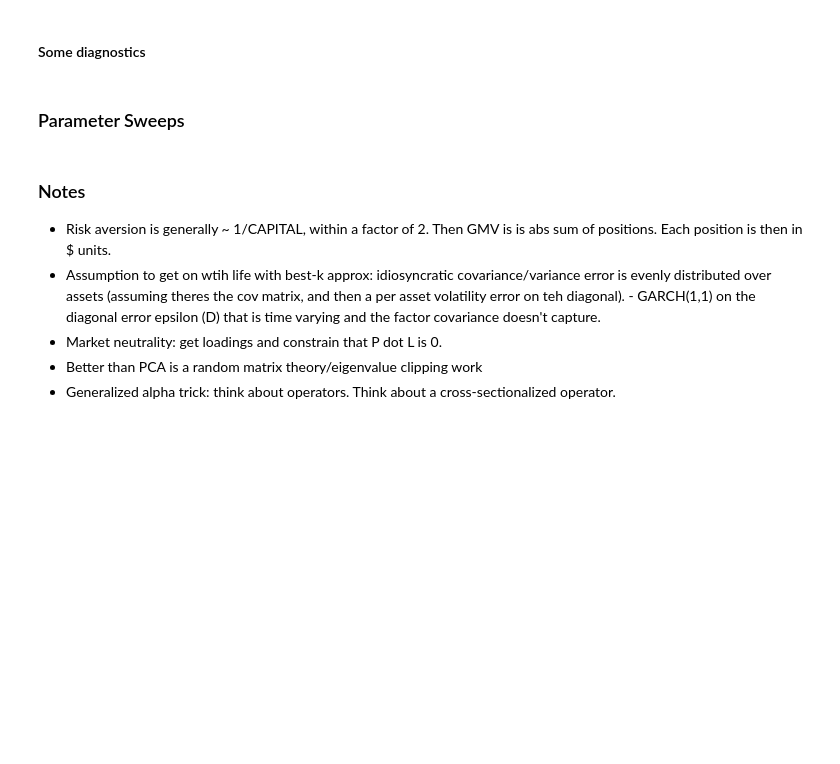
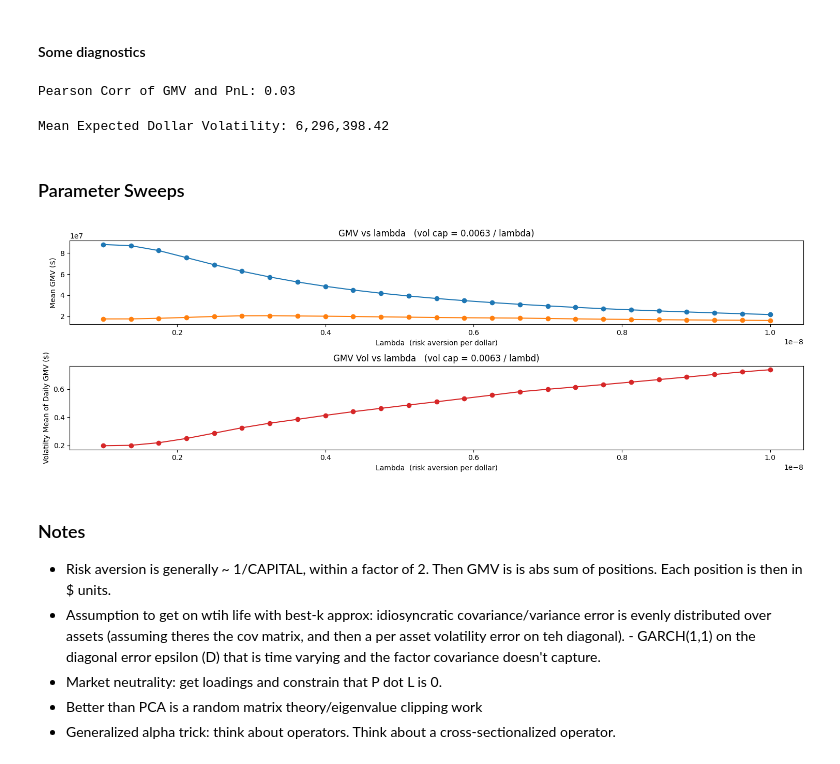
Before and after one commit to MichaelCusackNelkin/Summer_Research_2026, a Jupyter notebook: optimizer/optimal_portfolio.ipynb, the cells around one changed output. Saved outputs shown, nothing was run; the diff lists cells and outputs as text; code cells hidden in the pictures; blank space fills up the shorter version.

```diff
--- a/optimizer/optimal_portfolio.ipynb
+++ b/optimizer/optimal_portfolio.ipynb
@@ -60,11 +61,10 @@ df_trades = (
         schema="tbbo"
     )
     .select(["ts_event", "symbol", "price", "size", "ask_px_00", "bid_px_00"])
-    .with_columns(
-        pl.col('ts_event').dt.convert_time_zone("America/New_York"),
-        pl.col("symbol").cast(pl.Categorical)
-    )
+    .filter(pl.col('ts_event').dt.time().is_between(pl.time(13,30), pl.time(21,0)))
+    .with_columns(pl.col('ts_event').dt.convert_time_zone("America/New_York"))
     .filter(pl.col('ts_event').dt.time().is_between(pl.time(9,30), pl.time(16,00)))
+    .with_columns(pl.col("symbol").cast(pl.Categorical))
 )
 
 # statistics (for the official closing auction price)
@@ -100,6 +100,7 @@ session_dollar_volume = (
     (pl.col('size') * pl.col("price")).sum().alias("SDV")
     )
     .sort("date")
+    .collect(engine="streaming")
 )
 
 avg_daily_dollar_volume = (
@@ -116,6 +117,7 @@ avg_daily_dollar_volume = (
     pl.col("day_volume").ewm_mean(span=10, adjust=True).over("symbol").alias("ADV")
     )
     .drop("day_volume")
+    .collect(engine="streaming")
 )
 
 auction = (
@@ -125,6 +127,7 @@ auction = (
     )
     .select("date", "symbol", "price")
     .rename({"price": "auction_price"})
+    .collect(engine="streaming")
 )
 
 close_trades = (
@@ -141,6 +144,7 @@ close_trades = (
         pl.col(["price", "spread_return"]).last()
     )
     .rename({"price":"entry_price"})
+    .collect(engine="streaming")
 )
 
 imb_print = (
@@ -151,6 +155,7 @@ imb_print = (
     .agg(
         pl.col(["side", "total_imbalance_qty"]).first()
     )
+    .collect(engine="streaming")
 )
 # %%
 data = (
@@ -177,7 +182,7 @@ data = (
         ).alias("signed_mean_imb_ratio")
     )
     .drop(["total_imbalance_qty"])
-).collect(engine="streaming")
+)
 
 # The dataframe we will be working with
 data
@@ -356,16 +335,19 @@ c_model = CostModel(UNIVERSE)
 # unchanged. Run AFTER f_model / c_model / SYMBOLS / cov_matrix are defined.
 import os
 from joblib import Parallel, delayed
+import warnings
+
 
 N_JOBS = max(1, os.cpu_count() - 2)
 COMMISSION_PER_SHARE = 0.0035
 LAMBDA = 1e-9                                  # Risk aversion per dollar, ~ 1 / capital.
-DAILY_DOLLAR_VOL_CAP = 6_300_000               # 0.0063 * intended capital amount=> annual vol 10%. Real dollar pnl is 0.02 * cap.
+DAILY_DOLLAR_VOL_CAP = 6_300_000               # 0.0063 * intended capital amount=> annual vol 10%. Real dollar pnl is sigma-bar (0.02) * cap.
 
 def _solve_chunk(symbols, Sigma_r, Sigma_f, Loadings, eps_diag, lam, vol_cap, day_records):
     """One worker: compile the QP once, then warm-start through its chunk of days."""
+    warnings.filterwarnings("ignore", message="Solution may be inaccurate")
     opt = Optimizer(symbols)
-    opt.set_problem(Sigma_r=Sigma_r, Sigma_f=Sigma_f, Loadings=Loadings, eps_diag=EPS_DIAG, lam=lam, vol_cap=vol_cap)        # compile paid once per worker, not per day
+    opt.set_problem(Sigma_r=Sigma_r, Sigma_f=Sigma_f, Loadings=Loadings, eps_diag=eps_diag, lam=lam, vol_cap=vol_cap)        # compile paid once per worker, not per day
     return [(date, opt.solve(alpha, cost)) for date, alpha, cost in day_records]
 
 def _split_contiguous(items, n):
@@ -534,8 +543,10 @@ pnl_daily
 #### Some diagnostics
 # %%
 from scipy.stats import pearsonr, spearmanr
-r, pval = spearmanr(pnl_daily["gross"], pnl_daily["cum_pnl"])
-r
+r, pval = pearsonr(pnl_daily["GMV"], pnl_daily["cum_pnl"])
+print(f"Pearson Corr of GMV and PnL: {r:,.2f}")
+# %% [output]
+Pearson Corr of GMV and PnL: 0.03
 # %%
 # Measuring the sqrt(p.T Sigma_r p) volatility to see the cap.
 vols = [
@@ -543,7 +554,9 @@ vols = [
       for d in pos_long['date'].unique()
 ]
 
-vols
+print(f"Mean Expected Dollar Volatility: {np.mean(vols):,.2f}")
+# %% [output]
+Mean Expected Dollar Volatility: 6,296,398.42
 # %% [markdown]
 ### Parameter Sweeps
 # %%
@@ -593,3 +583,22 @@ plt.show()
+# %%
+# --- Plots: GMV for each sweep ---
+fig, (ax_mean, ax_std) = plt.subplots(2, 1, figsize=(15, 5))
+
+ax_mean.plot(lambda_grid, [mean for (mean, std) in gmv_vs_lambda], marker="o", color="tab:blue")
+ax_mean.plot(lambda_grid, [std for (mean, std) in gmv_vs_lambda], marker="o", color="tab:orange")
+ax_mean.set_xlabel("Lambda  (risk aversion per dollar)")
+ax_mean.set_ylabel("Mean GMV ($)")
+ax_mean.set_title(f"GMV vs lambda   (vol cap = 0.0063 / lambda)")
+
+ax_std.plot(lambda_grid, [std/mean for (mean, std) in gmv_vs_lambda], marker="o", color="tab:red")
+ax_std.set_xlabel("Lambda  (risk aversion per dollar)")
+ax_std.set_ylabel("Volatilty Mean of Daily GMV ($)")
+ax_std.set_title(f"GMV Vol vs lambda   (vol cap = 0.0063 / lambd)")
+
+fig.tight_layout()
+plt.show()
+# %% [output]
+[figure, added]
 # %% [markdown]
 ### Notes
 - Risk aversion is generally ~ 1/CAPITAL, within a factor of 2. Then GMV is is abs sum of positions. Each position is then in $ units.
```
Also changed, not shown: parts of 9 cells of this notebook, 6 other files.
